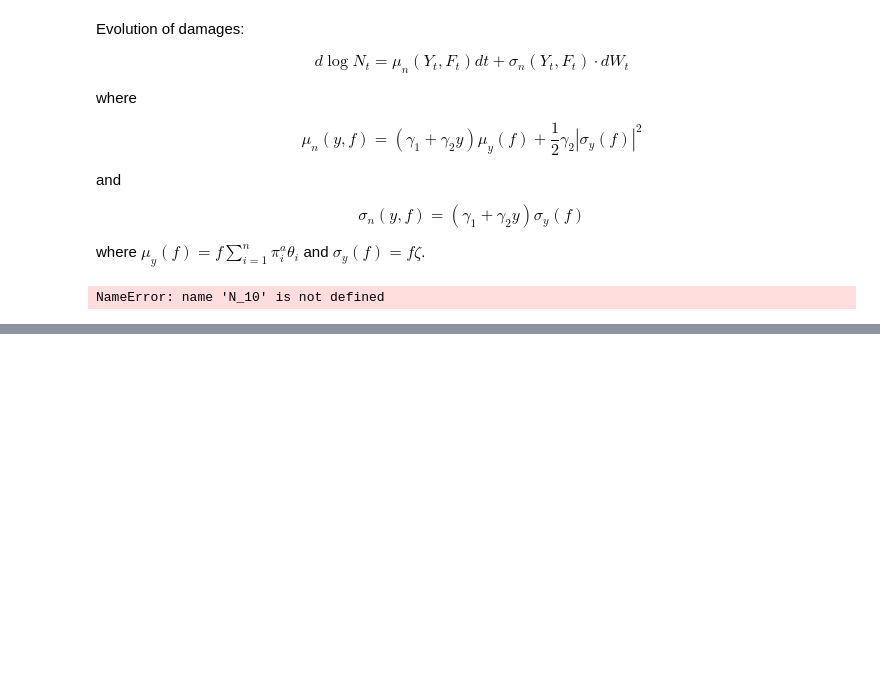
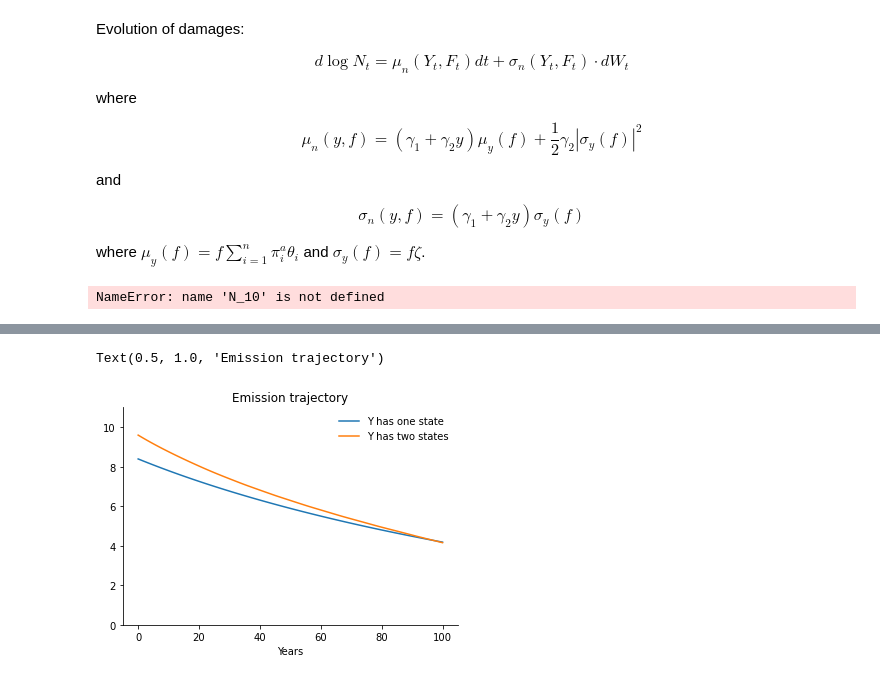
Before and after one commit to lphansen/ClimateUncertaintySpillover, a Jupyter notebook: notebook/plots_standardized_corrected.ipynb, the cells around one changed output, grey strips where cells are left out. Saved outputs shown, nothing was run; the diff lists cells and outputs as text; code cells hidden in the pictures; blank space fills up the shorter version.

```diff
--- a/notebook/plots_standardized_corrected.ipynb
+++ b/notebook/plots_standardized_corrected.ipynb
@@ -637,0 +723,10 @@ plt.legend(frameon=False)
+# %%
+plt.plot(et, label='Y has one state')
+plt.plot(et_two_state, label='Y has two states')
+plt.legend(frameon=False)
+plt.ylim(0, 11)
+plt.xlabel('Years')
+plt.title('Emission trajectory')
+# %% [output]
+Text(0.5, 1.0, 'Emission trajectory')
+[figure, added]
```
Also changed, not shown: parts of 16 cells of this notebook, 14 other files.
